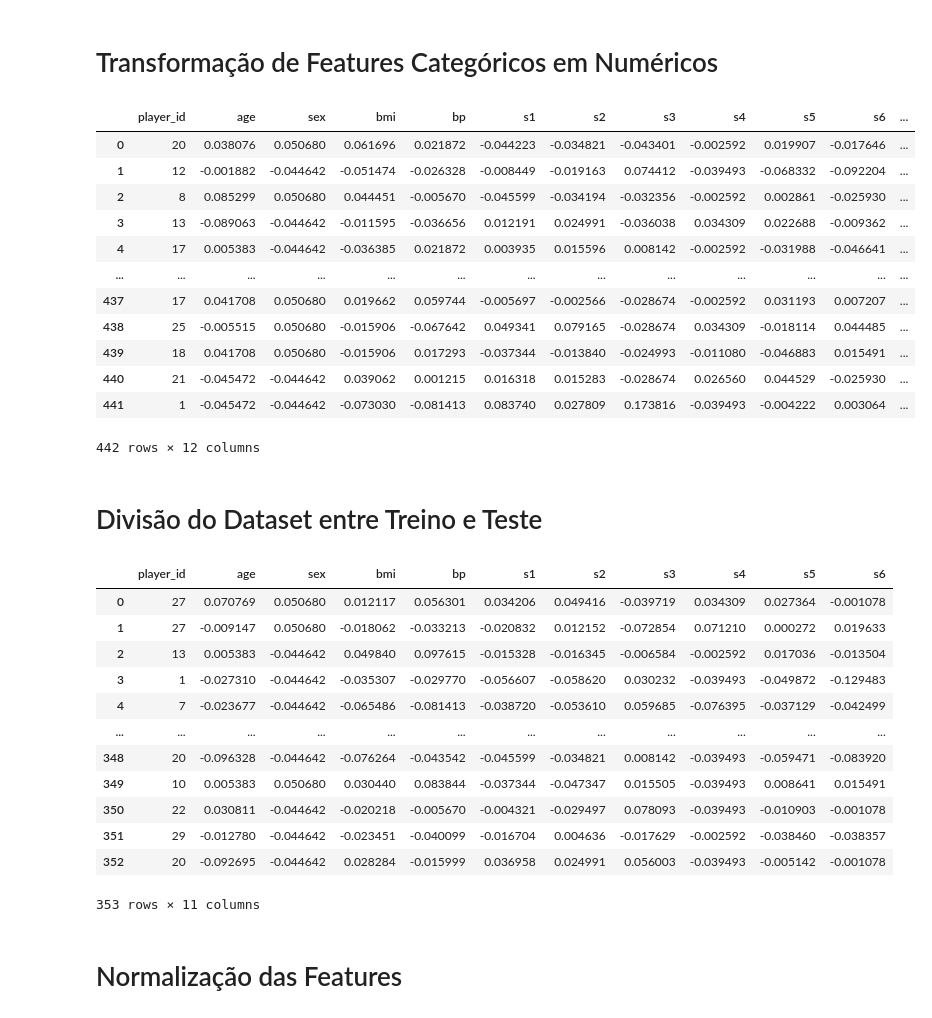
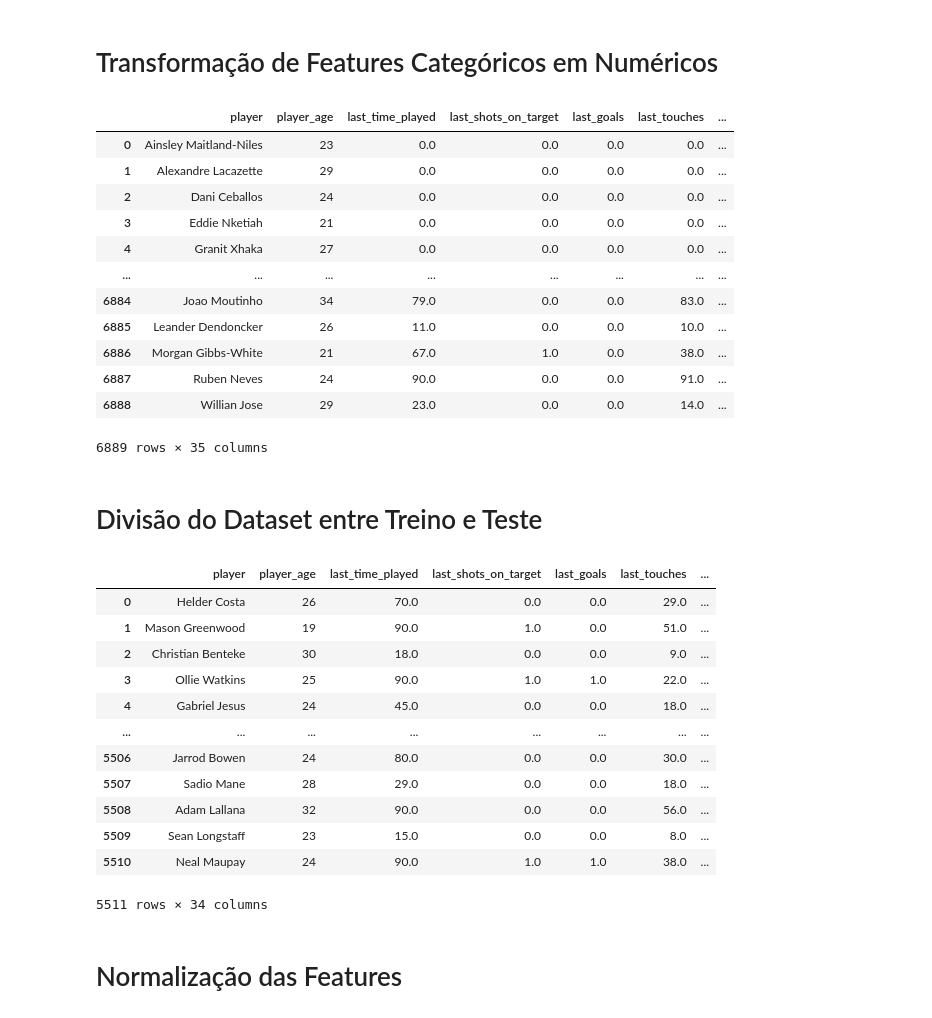
Before and after one commit to augustomaillo/cdaf-performance-influences, a Jupyter notebook: Pipeline.ipynb, the cells around one changed output. Drawn from its saved outputs; the diff is of its cells as text; code cells hidden in the pictures.

Commit message:
VAEP 0.235 de r2

```diff
--- a/Pipeline.ipynb
+++ b/Pipeline.ipynb
@@ -7,6 +7,7 @@ import sklearn.model_selection as model_selection
 import shap
 shap.initjs()
 
+import sklearn.metrics as metrics
 from sklearn.linear_model import LinearRegression
 from sklearn.ensemble import RandomForestRegressor
 from sklearn.tree import DecisionTreeRegressor
@@ -16,6 +17,8 @@ from sklearn.metrics import mean_squared_error, r2_score
 import matplotlib.pyplot as plt
 import seaborn as sns
 sns.set()
+
+pd.set_option('display.max_columns', 500)
 # %% [output]
 [interactive output not drawn]
 # %% [markdown]
@@ -62,0 +49,3 @@ dataset
+# %%
+dataset = pd.read_parquet("./data/final_datasets/dataset_vaep.parquet")
+dataset
@@ -62,0 +66,3 @@ dataset
+# %%
+dataset.drop(["Season_End_Year", "Team", "Away"], axis=1, inplace=True)
+dataset
@@ -86,22 +106,22 @@ def categorical_to_one_hot_encoding(dataset, categorical_columns):
 
     return dataset_converted
 # %%
-dataset_converted = categorical_to_one_hot_encoding(dataset, categorical_columns=[])
+dataset_converted = categorical_to_one_hot_encoding(dataset, categorical_columns=["pos", "played_at_home", "last_result"])
 dataset_converted
 # %% [output]
-|  | player_id | age | sex | bmi | bp | s1 | s2 | s3 | s4 | s5 | s6 | ... |
-| 0 | 20 | 0.038076 | 0.050680 | 0.061696 | 0.021872 | -0.044223 | -0.034821 | -0.043401 | -0.002592 | 0.019907 | -0.017646 | ... |
-| 1 | 12 | -0.001882 | -0.044642 | -0.051474 | -0.026328 | -0.008449 | -0.019163 | 0.074412 | -0.039493 | -0.068332 | -0.092204 | ... |
-| 2 | 8 | 0.085299 | 0.050680 | 0.044451 | -0.005670 | -0.045599 | -0.034194 | -0.032356 | -0.002592 | 0.002861 | -0.025930 | ... |
-| 3 | 13 | -0.089063 | -0.044642 | -0.011595 | -0.036656 | 0.012191 | 0.024991 | -0.036038 | 0.034309 | 0.022688 | -0.009362 | ... |
-| 4 | 17 | 0.005383 | -0.044642 | -0.036385 | 0.021872 | 0.003935 | 0.015596 | 0.008142 | -0.002592 | -0.031988 | -0.046641 | ... |
-| ... | ... | ... | ... | ... | ... | ... | ... | ... | ... | ... | ... | ... |
-| 437 | 17 | 0.041708 | 0.050680 | 0.019662 | 0.059744 | -0.005697 | -0.002566 | -0.028674 | -0.002592 | 0.031193 | 0.007207 | ... |
-| 438 | 25 | -0.005515 | 0.050680 | -0.015906 | -0.067642 | 0.049341 | 0.079165 | -0.028674 | 0.034309 | -0.018114 | 0.044485 | ... |
-| 439 | 18 | 0.041708 | 0.050680 | -0.015906 | 0.017293 | -0.037344 | -0.013840 | -0.024993 | -0.011080 | -0.046883 | 0.015491 | ... |
-| 440 | 21 | -0.045472 | -0.044642 | 0.039062 | 0.001215 | 0.016318 | 0.015283 | -0.028674 | 0.026560 | 0.044529 | -0.025930 | ... |
-| 441 | 1 | -0.045472 | -0.044642 | -0.073030 | -0.081413 | 0.083740 | 0.027809 | 0.173816 | -0.039493 | -0.004222 | 0.003064 | ... |
+|  | player | player_age | last_time_played | last_shots_on_target | last_goals | last_touches | ... |
+| 0 | Ainsley Maitland-Niles | 23 | 0.0 | 0.0 | 0.0 | 0.0 | ... |
+| 1 | Alexandre Lacazette | 29 | 0.0 | 0.0 | 0.0 | 0.0 | ... |
+| 2 | Dani Ceballos | 24 | 0.0 | 0.0 | 0.0 | 0.0 | ... |
+| 3 | Eddie Nketiah | 21 | 0.0 | 0.0 | 0.0 | 0.0 | ... |
+| 4 | Granit Xhaka | 27 | 0.0 | 0.0 | 0.0 | 0.0 | ... |
+| ... | ... | ... | ... | ... | ... | ... | ... |
+| 6884 | Joao Moutinho | 34 | 79.0 | 0.0 | 0.0 | 83.0 | ... |
+| 6885 | Leander Dendoncker | 26 | 11.0 | 0.0 | 0.0 | 10.0 | ... |
+| 6886 | Morgan Gibbs-White | 21 | 67.0 | 1.0 | 0.0 | 38.0 | ... |
+| 6887 | Ruben Neves | 24 | 90.0 | 0.0 | 0.0 | 91.0 | ... |
+| 6888 | Willian Jose | 29 | 23.0 | 0.0 | 0.0 | 14.0 | ... |
-442 rows × 12 columns
+6889 rows × 35 columns
 # %% [markdown]
 # Divisão do Dataset entre Treino e Teste
 # %%
@@ -129,19 +149,19 @@ def split_dataset(dataset, test_percentage):
 X_train, X_test, y_train, y_test = split_dataset(dataset_converted, 0.2)
 X_train
 # %% [output]
-|  | player_id | age | sex | bmi | bp | s1 | s2 | s3 | s4 | s5 | s6 |
-| 0 | 27 | 0.070769 | 0.050680 | 0.012117 | 0.056301 | 0.034206 | 0.049416 | -0.039719 | 0.034309 | 0.027364 | -0.001078 |
-| 1 | 27 | -0.009147 | 0.050680 | -0.018062 | -0.033213 | -0.020832 | 0.012152 | -0.072854 | 0.071210 | 0.000272 | 0.019633 |
-| 2 | 13 | 0.005383 | -0.044642 | 0.049840 | 0.097615 | -0.015328 | -0.016345 | -0.006584 | -0.002592 | 0.017036 | -0.013504 |
-| 3 | 1 | -0.027310 | -0.044642 | -0.035307 | -0.029770 | -0.056607 | -0.058620 | 0.030232 | -0.039493 | -0.049872 | -0.129483 |
-| 4 | 7 | -0.023677 | -0.044642 | -0.065486 | -0.081413 | -0.038720 | -0.053610 | 0.059685 | -0.076395 | -0.037129 | -0.042499 |
-| ... | ... | ... | ... | ... | ... | ... | ... | ... | ... | ... | ... |
-| 348 | 20 | -0.096328 | -0.044642 | -0.076264 | -0.043542 | -0.045599 | -0.034821 | 0.008142 | -0.039493 | -0.059471 | -0.083920 |
-| 349 | 10 | 0.005383 | 0.050680 | 0.030440 | 0.083844 | -0.037344 | -0.047347 | 0.015505 | -0.039493 | 0.008641 | 0.015491 |
-| 350 | 22 | 0.030811 | -0.044642 | -0.020218 | -0.005670 | -0.004321 | -0.029497 | 0.078093 | -0.039493 | -0.010903 | -0.001078 |
-| 351 | 29 | -0.012780 | -0.044642 | -0.023451 | -0.040099 | -0.016704 | 0.004636 | -0.017629 | -0.002592 | -0.038460 | -0.038357 |
-| 352 | 20 | -0.092695 | -0.044642 | 0.028284 | -0.015999 | 0.036958 | 0.024991 | 0.056003 | -0.039493 | -0.005142 | -0.001078 |
+|  | player | player_age | last_time_played | last_shots_on_target | last_goals | last_touches | ... |
+| 0 | Helder Costa | 26 | 70.0 | 0.0 | 0.0 | 29.0 | ... |
+| 1 | Mason Greenwood | 19 | 90.0 | 1.0 | 0.0 | 51.0 | ... |
+| 2 | Christian Benteke | 30 | 18.0 | 0.0 | 0.0 | 9.0 | ... |
+| 3 | Ollie Watkins | 25 | 90.0 | 1.0 | 1.0 | 22.0 | ... |
+| 4 | Gabriel Jesus | 24 | 45.0 | 0.0 | 0.0 | 18.0 | ... |
+| ... | ... | ... | ... | ... | ... | ... | ... |
+| 5506 | Jarrod Bowen | 24 | 80.0 | 0.0 | 0.0 | 30.0 | ... |
+| 5507 | Sadio Mane | 28 | 29.0 | 0.0 | 0.0 | 18.0 | ... |
+| 5508 | Adam Lallana | 32 | 90.0 | 0.0 | 0.0 | 56.0 | ... |
+| 5509 | Sean Longstaff | 23 | 15.0 | 0.0 | 0.0 | 8.0 | ... |
+| 5510 | Neal Maupay | 24 | 90.0 | 1.0 | 1.0 | 38.0 | ... |
-353 rows × 11 columns
+5511 rows × 34 columns
 # %% [markdown]
 # Normalização das Features
 # %%
```
Also changed, not shown: parts of 19 cells of this notebook.
